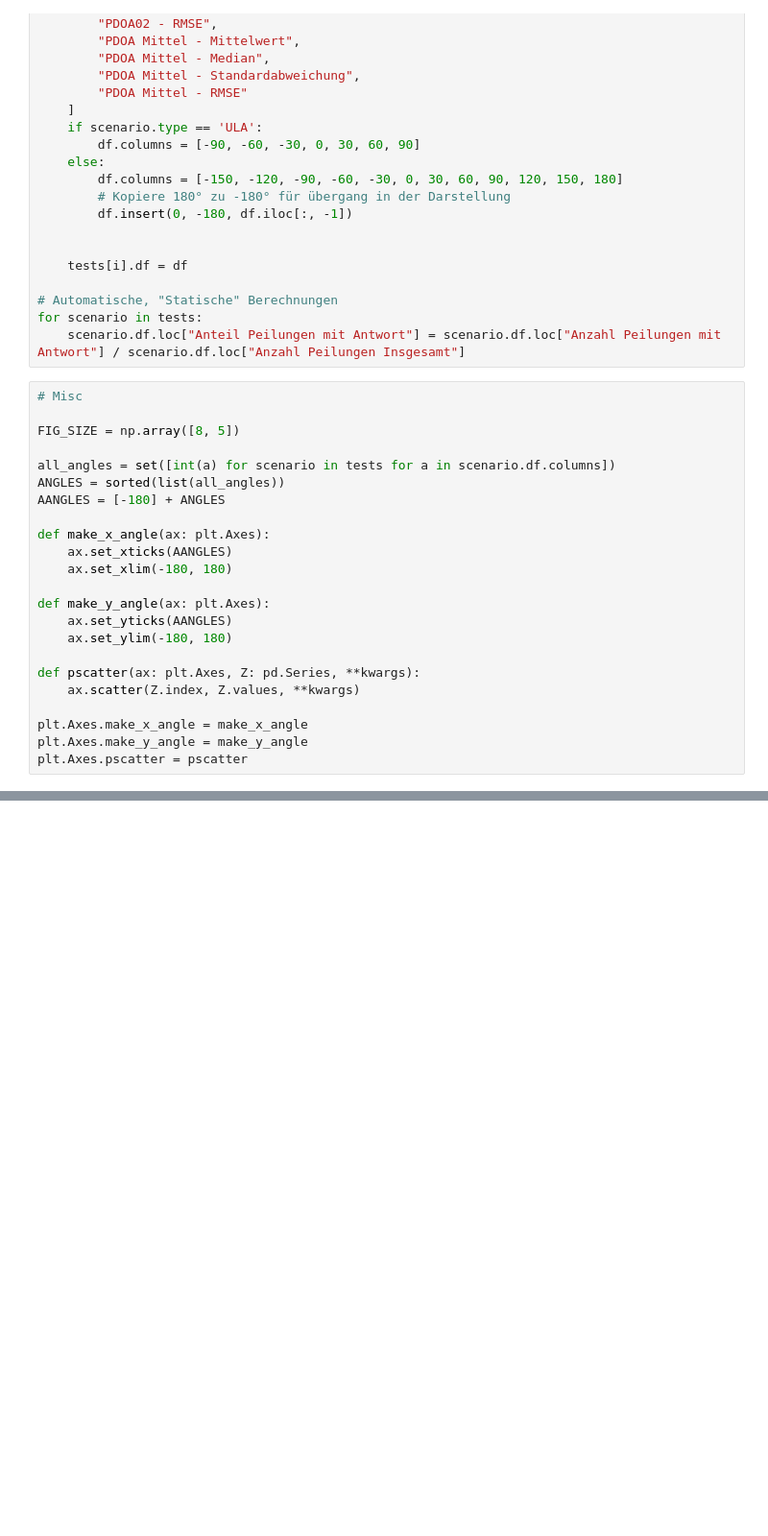
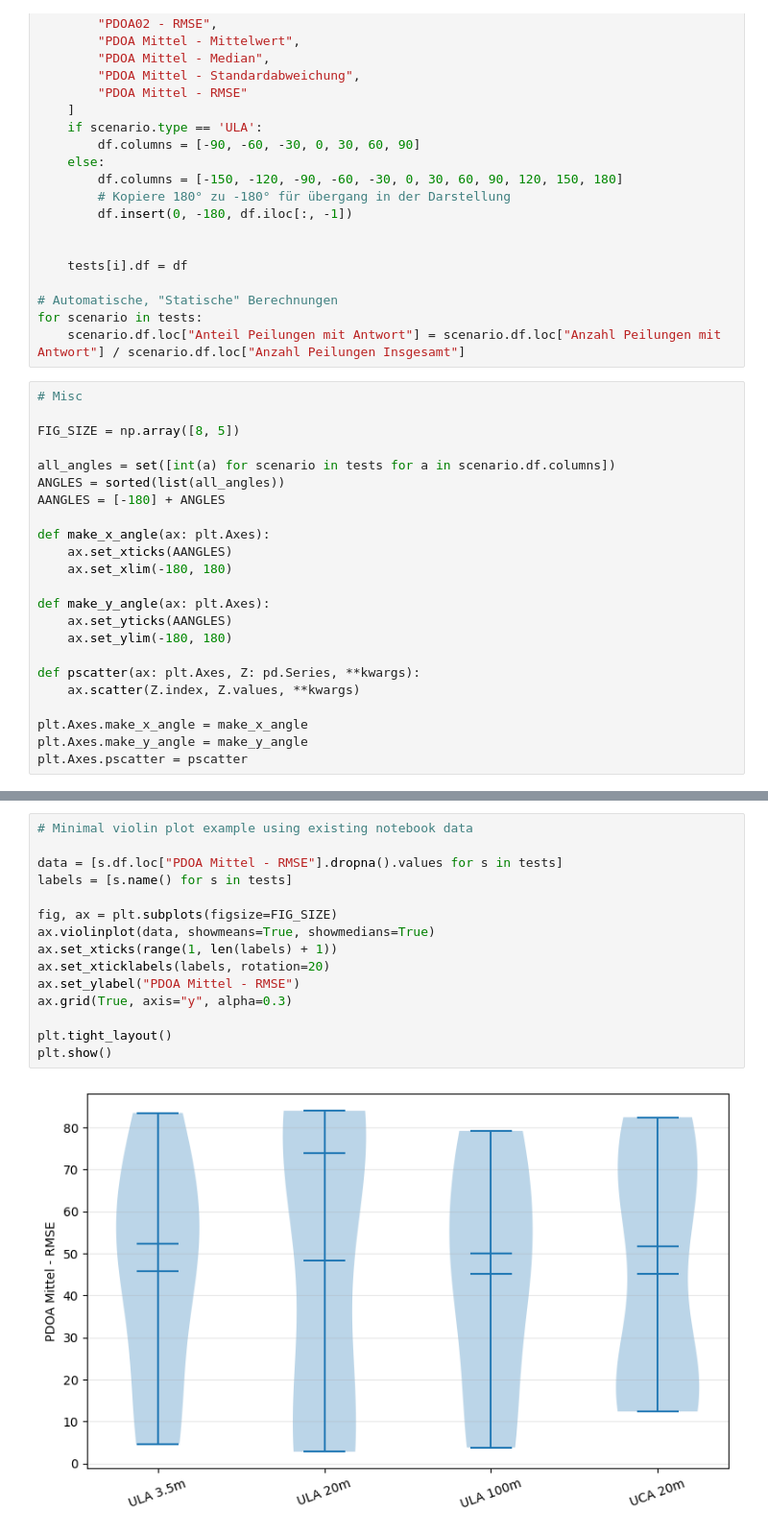
Before and after one commit to mathklk/QCDF, a Jupyter notebook: analyze/main.ipynb, the cells around one changed output, grey strips where cells are left out. Shown at 96% size. Saved outputs shown, nothing was run; the diff lists cells and outputs as text; blank space fills up the shorter version.

```diff
--- a/analyze/main.ipynb
+++ b/analyze/main.ipynb
@@ -298,0 +305,17 @@ pdoa('RMSE')              .savefig("plots/PDOA_RMSE_vs_Alpha.pdf", bbox_inches="
+# %%
+# Minimal violin plot example using existing notebook data
+
+data = [s.df.loc["PDOA Mittel - RMSE"].dropna().values for s in tests]
+labels = [s.name() for s in tests]
+
+fig, ax = plt.subplots(figsize=FIG_SIZE)
+ax.violinplot(data, showmeans=True, showmedians=True)
+ax.set_xticks(range(1, len(labels) + 1))
+ax.set_xticklabels(labels, rotation=20)
+ax.set_ylabel("PDOA Mittel - RMSE")
+ax.grid(True, axis="y", alpha=0.3)
+
+plt.tight_layout()
+plt.show()
+# %% [output]
+[figure, added]
```
Also changed, not shown: parts of 3 cells of this notebook, 1 other file.
